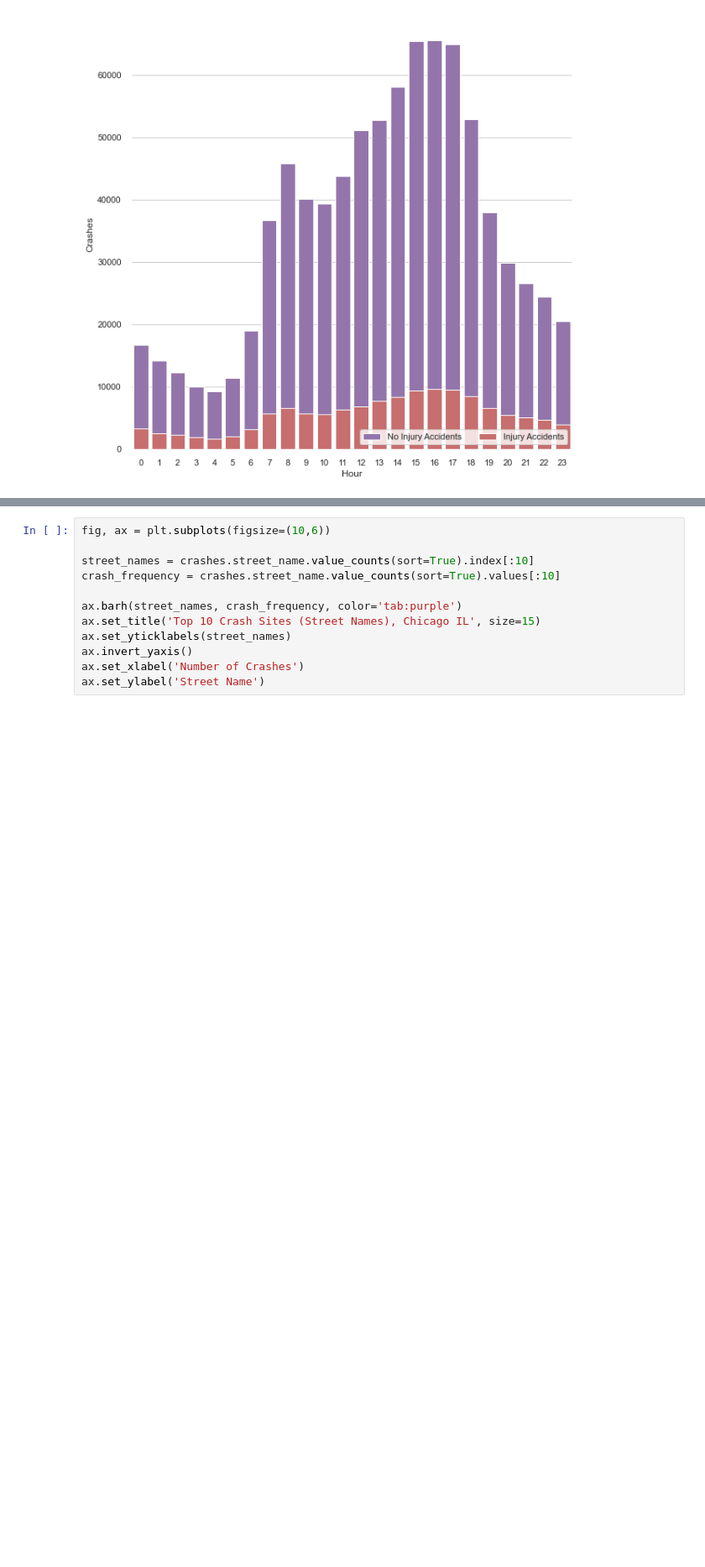
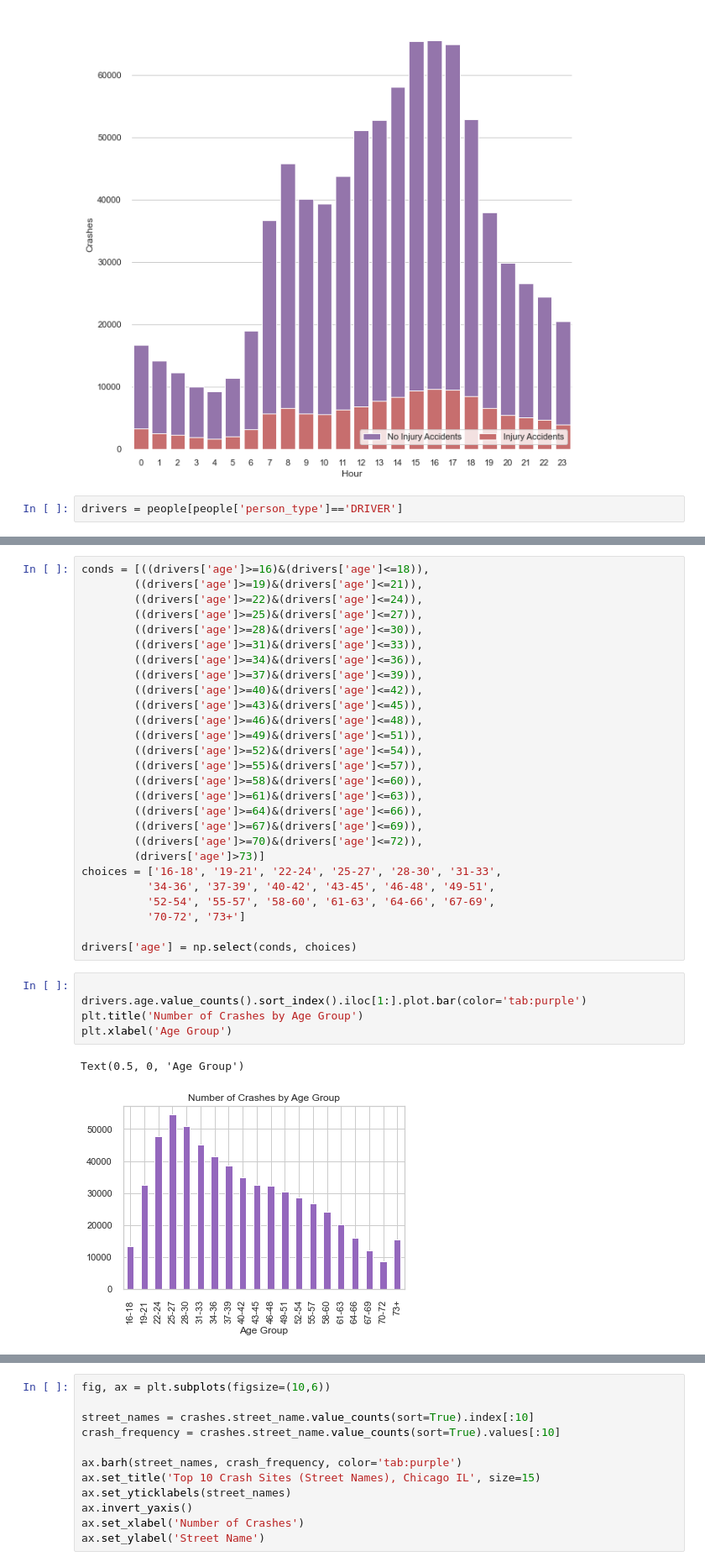
Before and after one commit to marcosvppfernandes/chicagoteam_quanggang, a Jupyter notebook: final_notebook.ipynb, the cells around one changed output, grey strips where cells are left out. Shown at 84% size. Drawn from its saved outputs; the diff is of its cells as text; blank space fills up the shorter version.

```diff
--- a/final_notebook.ipynb
+++ b/final_notebook.ipynb
@@ -280,3 +279,5 @@ ax.set(ylabel="Crashes", xlabel="Hour")
 sns.despine(left=True, bottom=True)
 # %% [output]
 [figure]
+# %%
+drivers = people[people['person_type']=='DRIVER']
@@ -282,0 +304,35 @@ sns.despine(left=True, bottom=True)
+# %%
+conds = [((drivers['age']>=16)&(drivers['age']<=18)),
+        ((drivers['age']>=19)&(drivers['age']<=21)),
+        ((drivers['age']>=22)&(drivers['age']<=24)),
+        ((drivers['age']>=25)&(drivers['age']<=27)),
+        ((drivers['age']>=28)&(drivers['age']<=30)),
+        ((drivers['age']>=31)&(drivers['age']<=33)),
+        ((drivers['age']>=34)&(drivers['age']<=36)),
+        ((drivers['age']>=37)&(drivers['age']<=39)),
+        ((drivers['age']>=40)&(drivers['age']<=42)),
+        ((drivers['age']>=43)&(drivers['age']<=45)),
+        ((drivers['age']>=46)&(drivers['age']<=48)),
+        ((drivers['age']>=49)&(drivers['age']<=51)),
+        ((drivers['age']>=52)&(drivers['age']<=54)),
+        ((drivers['age']>=55)&(drivers['age']<=57)),
+        ((drivers['age']>=58)&(drivers['age']<=60)),
+        ((drivers['age']>=61)&(drivers['age']<=63)),
+        ((drivers['age']>=64)&(drivers['age']<=66)),
+        ((drivers['age']>=67)&(drivers['age']<=69)),
+        ((drivers['age']>=70)&(drivers['age']<=72)),
+        (drivers['age']>73)]
+choices = ['16-18', '19-21', '22-24', '25-27', '28-30', '31-33',
+          '34-36', '37-39', '40-42', '43-45', '46-48', '49-51',
+          '52-54', '55-57', '58-60', '61-63', '64-66', '67-69',
+          '70-72', '73+']
+
+drivers['age'] = np.select(conds, choices)
+# %%
+
+drivers.age.value_counts().sort_index().iloc[1:].plot.bar(color='tab:purple')
+plt.title('Number of Crashes by Age Group')
+plt.xlabel('Age Group')
+# %% [output]
+Text(0.5, 0, 'Age Group')
+[figure, added]
```
Also changed, not shown: parts of 68 cells of this notebook, 3 other files.
